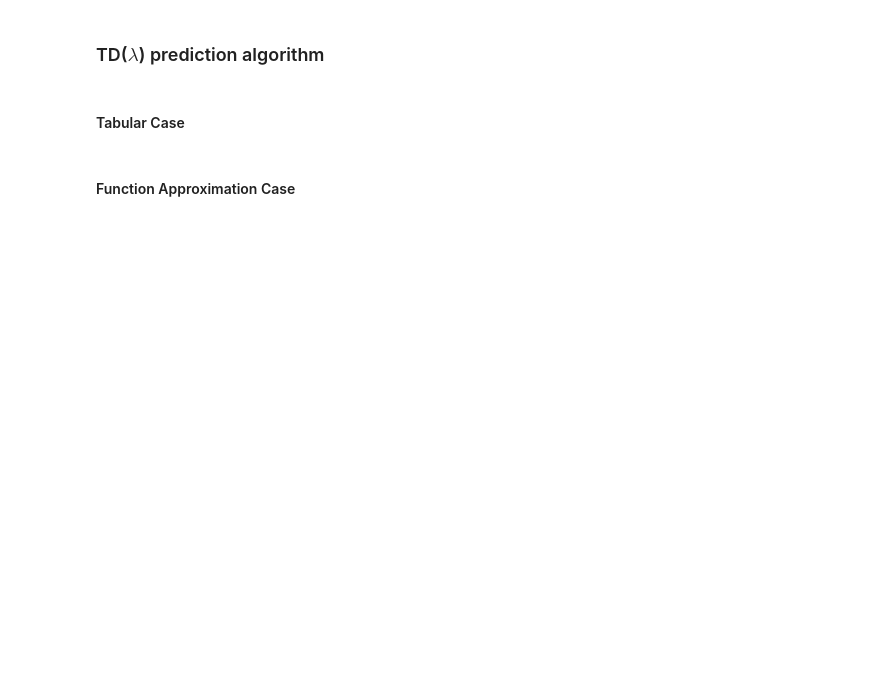
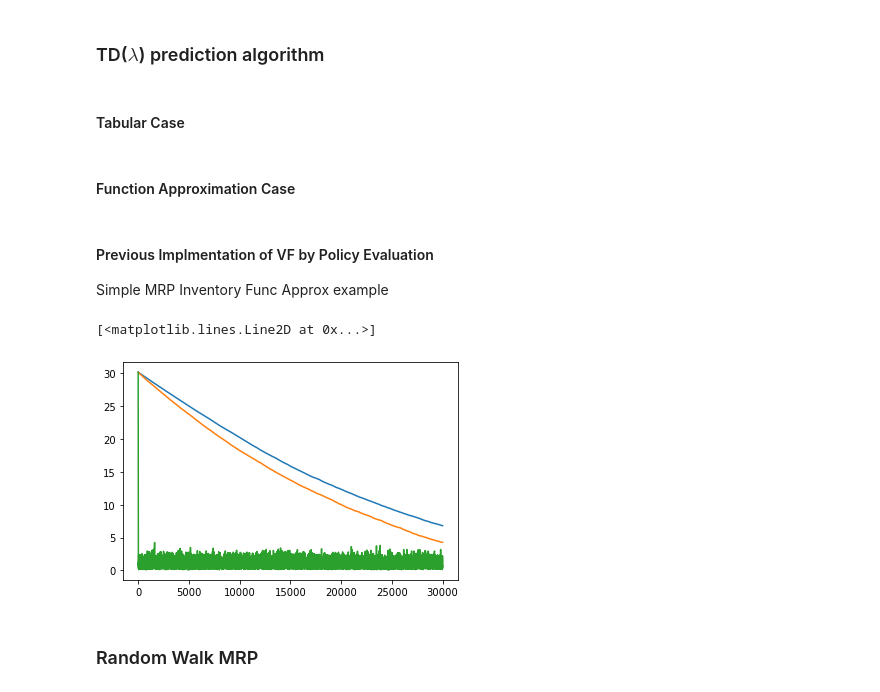
Before and after one commit to MatthewWilsonThomas/CME241-RLForFinance, a Jupyter notebook: Problem Sets/Assignment_7/Q1.ipynb, the cells around one changed output. Drawn from its saved outputs; the diff is of its cells as text; code cells hidden in the pictures; blank space fills up the shorter version.

```diff
--- a/Problem Sets/Assignment_7/Q1.ipynb
+++ b/Problem Sets/Assignment_7/Q1.ipynb
@@ -62,3 +79,6 @@ def td_lambda_prediction_func_approx(
                 el_tr * (func_approx(x) - y)
             )
             yield func_approx
+# %% [markdown]
+#### Previous Implmentation of VF by Policy Evaluation
+Simple MRP Inventory Func Approx example
@@ -64,0 +192,9 @@ def td_lambda_prediction_func_approx(
+# %%
+plt.plot(range(30000), td_rmse_conv, label="TD")
+plt.plot(range(30000), td_lambda_conv, label="TD(lambda)")
+plt.plot(range(30000), mc_rmse_conv, label="MC")
+# %% [output]
+[<matplotlib.lines.Line2D at 0x...>]
+[figure, added]
+# %% [markdown]
+### Random Walk MRP
```
Also changed, not shown: parts of 4 cells of this notebook, 3 other files.
